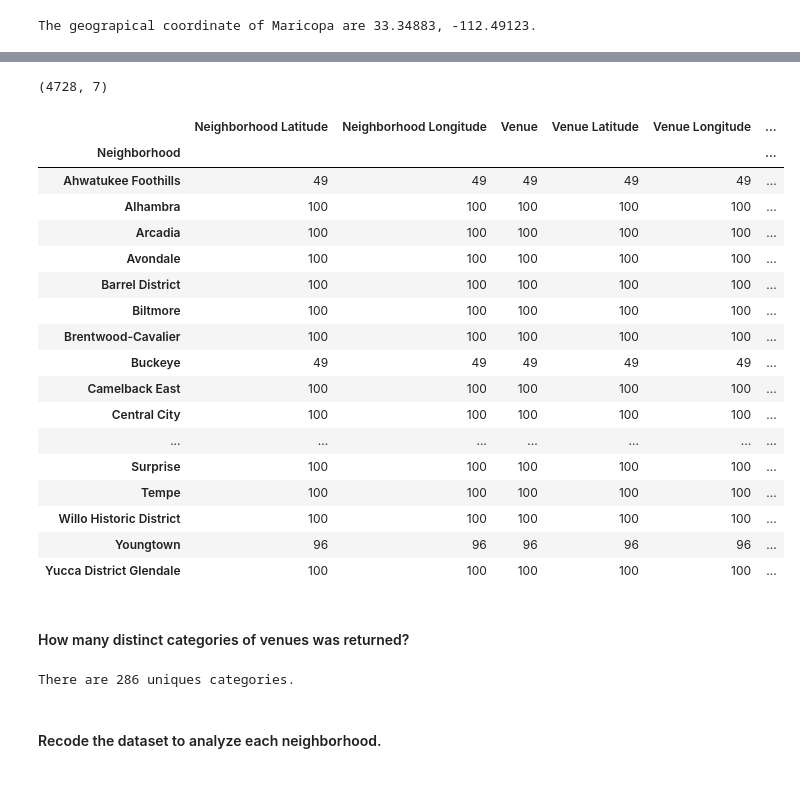
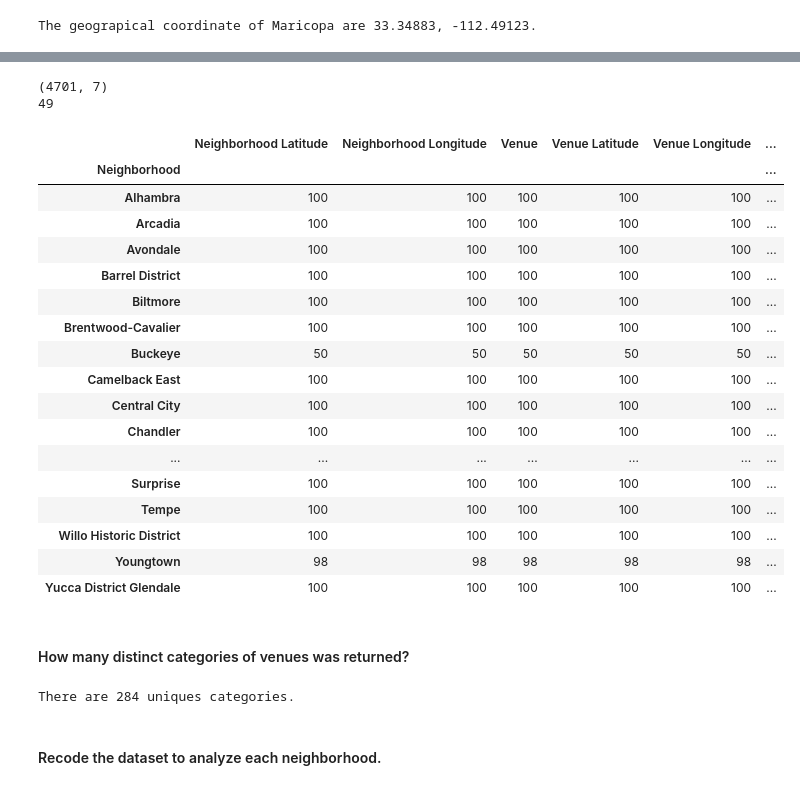
Before and after one commit to bit-kitty/Coursera-IBM-Data-Science, a Jupyter notebook: Coursera_Capstone-Battle_of_the_Neighborhoods-PHX.ipynb, the cells around one changed output, grey strips where cells are left out. Saved outputs shown, nothing was run; the diff lists cells and outputs as text; code cells hidden in the pictures.

```diff
--- a/Coursera_Capstone-Battle_of_the_Neighborhoods-PHX.ipynb
+++ b/Coursera_Capstone-Battle_of_the_Neighborhoods-PHX.ipynb
@@ -850,13 +867,0 @@ latitude and longitude values of Ahwatukee Foothills are 33.31576666666667, -112
-# %%
-LIMIT = 100 # limit of number of venues returned by Foursquare API
-radius = 5000 # expand radius due to the land mass being greater within Phoenix
-api_url = 'https://api.foursquare.com/v2/venues/explore?&client_id={}&client_secret={}&v={}&ll={},{}&radius={}&limit={}'.format(
-    CLIENT_ID,
-    CLIENT_SECRET,
-    VERSION,
-    neighborhood_latitude,
-    neighborhood_longitude,
-    radius,
-    LIMIT)
-# url
-results = requests.get(api_url).json()
@@ -875,17 +867,0 @@ def get_category_type(row):
-# %%
-# clean and structure into dataframe
-venues = results['response']['groups'][0]['items']
-
-nearby_venues = json_normalize(venues) # flatten JSON
-
-# filter columns
-filtered_columns = ['venue.name', 'venue.categories', 'venue.location.lat', 'venue.location.lng']
-nearby_venues =nearby_venues.loc[:, filtered_columns]
-
-# filter the category for each row
-nearby_venues['venue.categories'] = nearby_venues.apply(get_category_type, axis=1)
-
-# clean columns
-nearby_venues.columns = [col.split(".")[-1] for col in nearby_venues.columns]
-print('{} venues were returned by Foursquare.'.format(nearby_venues.shape[0]))
-nearby_venues.head()
@@ -977,42 +949,44 @@ maricopa_venues.head()
 | 3 | Ahwatukee Foothills | 33.315767 | -112.061267 | YMCA | 33.296694 | -112.059854 | ... |
 | 4 | Ahwatukee Foothills | 33.315767 | -112.061267 | Dobbins Lookout | 33.345169 | -112.058435 | ... |
 # %%
-# remove 11 neighborhoods with low venue counts which are mostly neighborhoods along the outerskirts of the county boundaries.
+# remove neighborhoods with low venue counts which are mostly neighborhoods along the outerskirts of the county boundaries.
 
 # Get the count of each value
 value_counts = maricopa_venues['Neighborhood'].value_counts()
 
-# Select the neighborhood where the count is less than 48
-remove = value_counts[value_counts < 48].index
+# Select the neighborhood where the count is less than 46
+remove = value_counts[value_counts < 46].index
 maricopa_venues = maricopa_venues[~maricopa_venues.Neighborhood.isin(remove)]
 print(maricopa_venues.shape)
+print(maricopa_venues['Neighborhood'].nunique())
 maricopa_venues.groupby('Neighborhood').count()
 # %% [output]
-(4728, 7)
+(4701, 7)
+49
 |  | Neighborhood Latitude | Neighborhood Longitude | Venue | Venue Latitude | Venue Longitude | ... |
 | Neighborhood |  |  |  |  |  | ... |
-| Ahwatukee Foothills | 49 | 49 | 49 | 49 | 49 | ... |
 | Alhambra | 100 | 100 | 100 | 100 | 100 | ... |
 | Arcadia | 100 | 100 | 100 | 100 | 100 | ... |
 | Avondale | 100 | 100 | 100 | 100 | 100 | ... |
 | Barrel District | 100 | 100 | 100 | 100 | 100 | ... |
 | Biltmore | 100 | 100 | 100 | 100 | 100 | ... |
 | Brentwood-Cavalier | 100 | 100 | 100 | 100 | 100 | ... |
-| Buckeye | 49 | 49 | 49 | 49 | 49 | ... |
+| Buckeye | 50 | 50 | 50 | 50 | 50 | ... |
 | Camelback East | 100 | 100 | 100 | 100 | 100 | ... |
 | Central City | 100 | 100 | 100 | 100 | 100 | ... |
+| Chandler | 100 | 100 | 100 | 100 | 100 | ... |
 | ... | ... | ... | ... | ... | ... | ... |
 | Surprise | 100 | 100 | 100 | 100 | 100 | ... |
 | Tempe | 100 | 100 | 100 | 100 | 100 | ... |
 | Willo Historic District | 100 | 100 | 100 | 100 | 100 | ... |
-| Youngtown | 96 | 96 | 96 | 96 | 96 | ... |
+| Youngtown | 98 | 98 | 98 | 98 | 98 | ... |
 | Yucca District Glendale | 100 | 100 | 100 | 100 | 100 | ... |
 # %% [markdown]
 #### How many distinct categories of venues was returned?
 # %%
 print('There are {} uniques categories.'.format(len(maricopa_venues['Venue Category'].unique())))
 # %% [output]
-There are 286 uniques categories.
+There are 284 uniques categories.
 # %% [markdown]
 #### Recode the dataset to analyze each neighborhood.
 # %%
```
Also changed, not shown: parts of 33 cells of this notebook.
